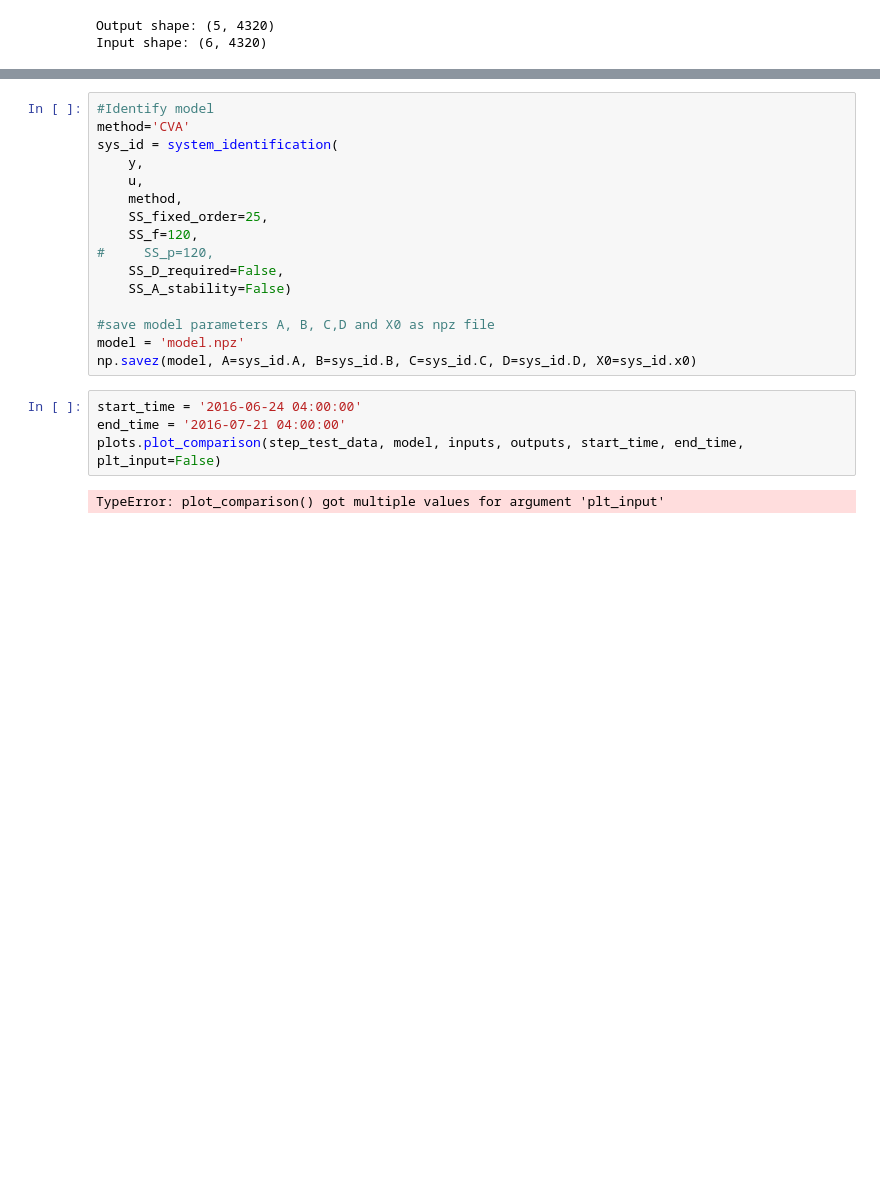
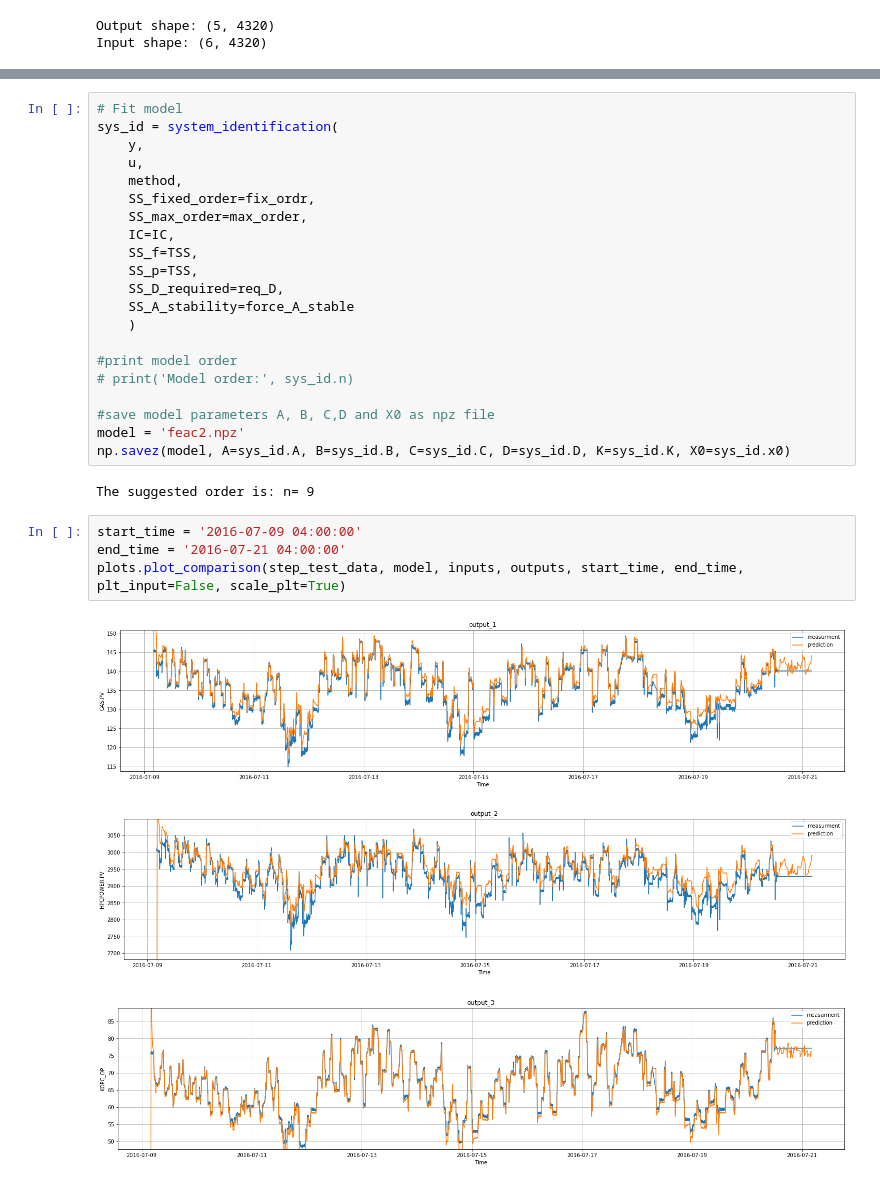
Before and after one commit to Robbie1/sysid, a Jupyter notebook: notebooks/model_id_uptream_june_dataset_HP_section.ipynb, the cells around one changed output, grey strips where cells are left out. Saved outputs shown, nothing was run; the diff lists cells and outputs as text; blank space fills up the shorter version.

Commit message:
Update plot function to use innovation form and added FRAC2 dmc example

```diff
--- a/notebooks/model_id_uptream_june_dataset_HP_section.ipynb
+++ b/notebooks/model_id_uptream_june_dataset_HP_section.ipynb
@@ -50,22 +59,31 @@ Input shape: (6, 4320)
 # %%
-#Identify model
-method='CVA'
+# Fit model
 sys_id = system_identification(
     y,
     u,
     method,
-    SS_fixed_order=25,
-    SS_f=120,
-#     SS_p=120,
-    SS_D_required=False,
-    SS_A_stability=False)
+    SS_fixed_order=fix_ordr,
+    SS_max_order=max_order,
+    IC=IC,
+    SS_f=TSS,
+    SS_p=TSS,
+    SS_D_required=req_D,
+    SS_A_stability=force_A_stable
+    )
+
+#print model order
+# print('Model order:', sys_id.n)
 
 #save model parameters A, B, C,D and X0 as npz file
-model = 'model.npz'
-np.savez(model, A=sys_id.A, B=sys_id.B, C=sys_id.C, D=sys_id.D, X0=sys_id.x0)
+model = 'feac2.npz'
+np.savez(model, A=sys_id.A, B=sys_id.B, C=sys_id.C, D=sys_id.D, K=sys_id.K, X0=sys_id.x0)
+# %% [output]
+The suggested order is: n= 9
 # %%
-start_time = '2016-06-24 04:00:00'
+start_time = '2016-07-09 04:00:00'
 end_time = '2016-07-21 04:00:00'
-plots.plot_comparison(step_test_data, model, inputs, outputs, start_time, end_time, plt_input=False)
+plots.plot_comparison(step_test_data, model, inputs, outputs, start_time, end_time, plt_input=False, scale_plt=True)
 # %% [output]
-TypeError: plot_comparison() got multiple values for argument 'plt_input'
+[figure, added]
+[figure, added]
+[figure, added]
```
Also changed, not shown: parts of 2 cells of this notebook, 6 other files.
